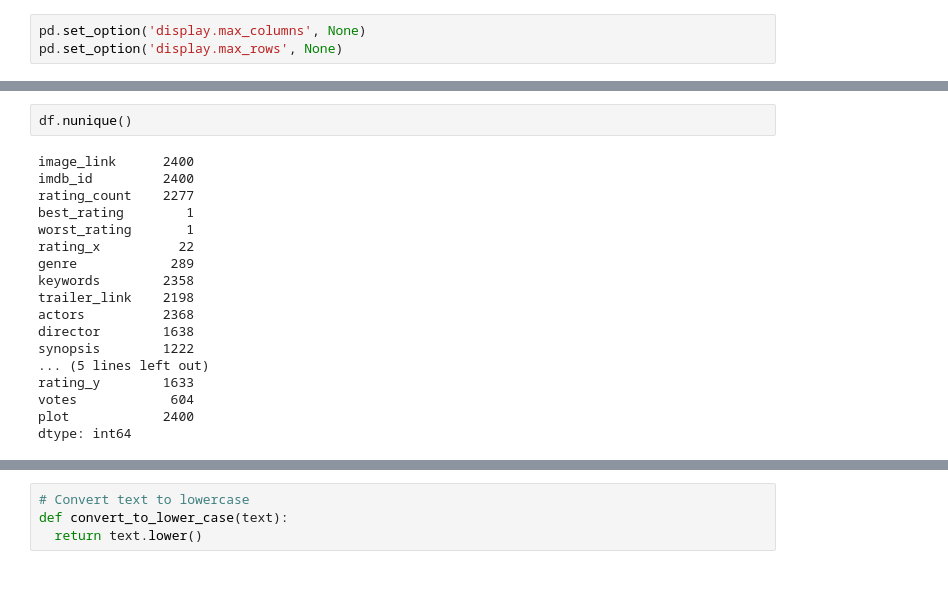
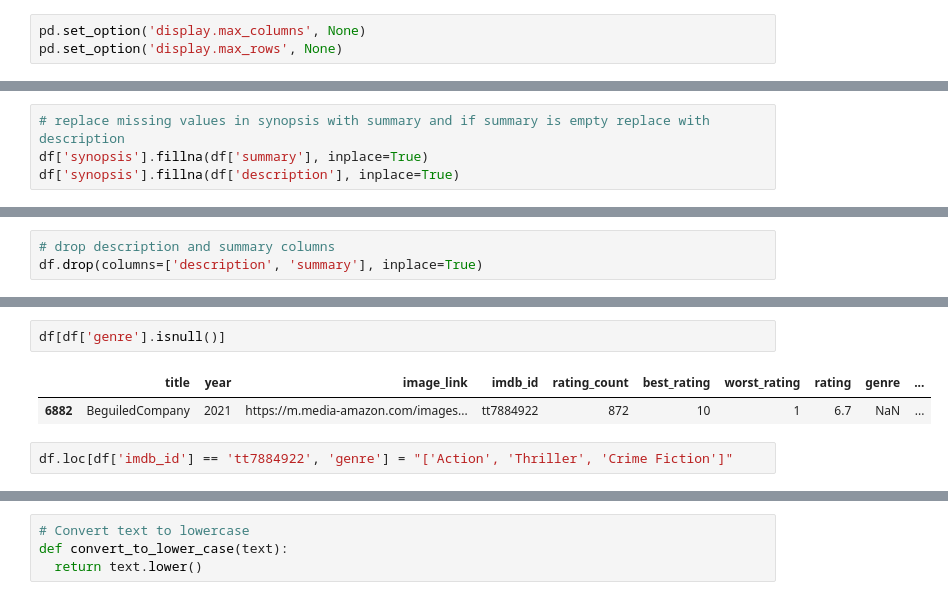
Before and after one commit to HemantRajSingh/MovieMatch, a Jupyter notebook: notebooks/data_preprocessing.ipynb, the cells around one changed output, grey strips where cells are left out. Saved outputs shown, nothing was run; the diff lists cells and outputs as text.

```diff
--- a/notebooks/data_preprocessing.ipynb
+++ b/notebooks/data_preprocessing.ipynb
@@ -66,0 +91,4 @@ memory usage: 375.1+ KB
+# %%
+# replace missing values in synopsis with summary and if summary is empty replace with description
+df['synopsis'].fillna(df['summary'], inplace=True)
+df['synopsis'].fillna(df['description'], inplace=True)
@@ -66,0 +99,3 @@ memory usage: 375.1+ KB
+# %%
+# drop description and summary columns
+df.drop(columns=['description', 'summary'], inplace=True)
@@ -67,20 +127,7 @@ memory usage: 375.1+ KB
+# %%
+df[df['genre'].isnull()]
+# %% [output]
+|  | title | year | image_link | imdb_id | rating_count | best_rating | worst_rating | rating | genre | ... |
+| 6882 | BeguiledCompany | 2021 | https://m.media-amazon.com/images... | tt7884922 | 872 | 10 | 1 | 6.7 | NaN | ... |
 # %%
-df.nunique()
+df.loc[df['imdb_id'] == 'tt7884922', 'genre'] = "['Action', 'Thriller', 'Crime Fiction']"
-# %% [output]
-image_link      2400
-imdb_id         2400
-rating_count    2277
-best_rating        1
-worst_rating       1
-rating_x          22
-genre            289
-keywords        2358
-trailer_link    2198
-actors          2368
-director        1638
-synopsis        1222
-... (5 lines left out)
-rating_y        1633
-votes            604
-plot            2400
-dtype: int64
```
Also changed, not shown: parts of 56 cells of this notebook, 4 other files.
